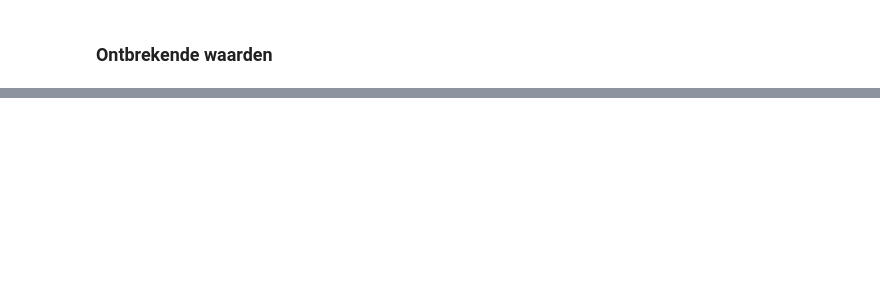
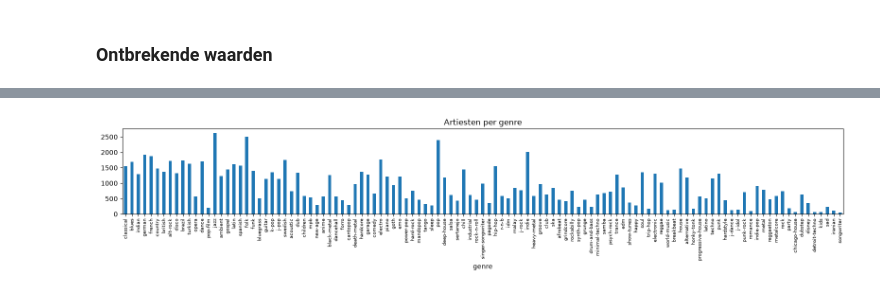
Before and after one commit to Lander123Lander/MachineLearning, a Jupyter notebook: Project.ipynb, the cells around one changed output, grey strips where cells are left out. Saved outputs shown, nothing was run; the diff lists cells and outputs as text; code cells hidden in the pictures; blank space fills up the shorter version.

```diff
--- a/Project.ipynb
+++ b/Project.ipynb
@@ -442,0 +545,9 @@ Albums met >1 genre: 54796 (11.8%)
+# %%
+artiesten_per_genre = df.groupby("genre")["artist_name"].nunique()
+
+fig, ax = plt.subplots(figsize=(16, 3.5))
+artiesten_per_genre[genre_counts.index].plot.bar(ax=ax, title="Artiesten per genre")
+ax.tick_params(axis="x", labelsize=7)
+plt.tight_layout(); plt.show()
+# %% [output]
+[figure, added]
```
Also changed, not shown: parts of 33 cells of this notebook.
